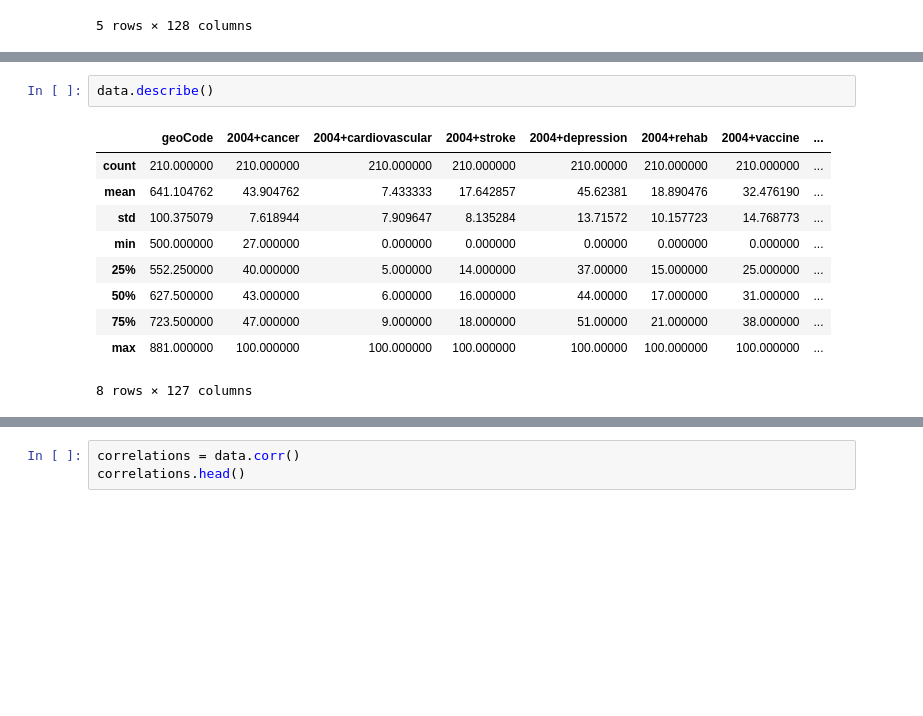
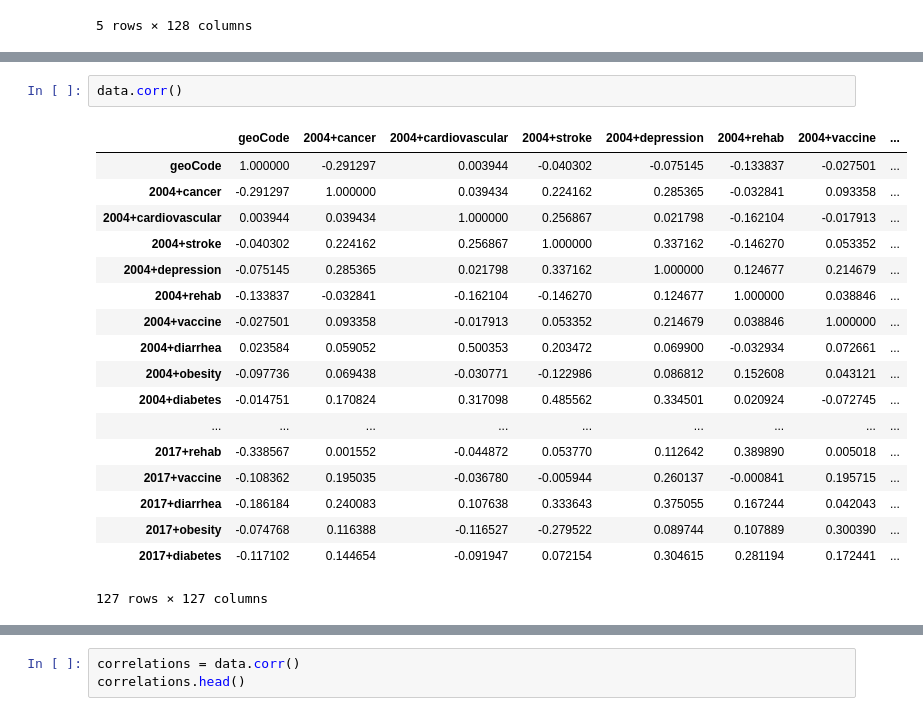
Before and after one commit to NohaKareem/Exploring-health-searches, a Jupyter notebook: Exploring health searches.ipynb, the cells around one changed output, grey strips where cells are left out. Drawn from its saved outputs; the diff is of its cells as text; blank space fills up the shorter version.

Commit message:
Updated data exploration and observations

```diff
--- a/Exploring health searches.ipynb
+++ b/Exploring health searches.ipynb
@@ -16,13 +66,21 @@ data.head()
 # %%
-data.describe()
+data.corr()
 # %% [output]
 |  | geoCode | 2004+cancer | 2004+cardiovascular | 2004+stroke | 2004+depression | 2004+rehab | 2004+vaccine | ... |
-| count | 210.000000 | 210.000000 | 210.000000 | 210.000000 | 210.00000 | 210.000000 | 210.000000 | ... |
-| mean | 641.104762 | 43.904762 | 7.433333 | 17.642857 | 45.62381 | 18.890476 | 32.476190 | ... |
-| std | 100.375079 | 7.618944 | 7.909647 | 8.135284 | 13.71572 | 10.157723 | 14.768773 | ... |
-| min | 500.000000 | 27.000000 | 0.000000 | 0.000000 | 0.00000 | 0.000000 | 0.000000 | ... |
-| 25% | 552.250000 | 40.000000 | 5.000000 | 14.000000 | 37.00000 | 15.000000 | 25.000000 | ... |
-| 50% | 627.500000 | 43.000000 | 6.000000 | 16.000000 | 44.00000 | 17.000000 | 31.000000 | ... |
-| 75% | 723.500000 | 47.000000 | 9.000000 | 18.000000 | 51.00000 | 21.000000 | 38.000000 | ... |
-| max | 881.000000 | 100.000000 | 100.000000 | 100.000000 | 100.00000 | 100.000000 | 100.000000 | ... |
+| geoCode | 1.000000 | -0.291297 | 0.003944 | -0.040302 | -0.075145 | -0.133837 | -0.027501 | ... |
+| 2004+cancer | -0.291297 | 1.000000 | 0.039434 | 0.224162 | 0.285365 | -0.032841 | 0.093358 | ... |
+| 2004+cardiovascular | 0.003944 | 0.039434 | 1.000000 | 0.256867 | 0.021798 | -0.162104 | -0.017913 | ... |
+| 2004+stroke | -0.040302 | 0.224162 | 0.256867 | 1.000000 | 0.337162 | -0.146270 | 0.053352 | ... |
+| 2004+depression | -0.075145 | 0.285365 | 0.021798 | 0.337162 | 1.000000 | 0.124677 | 0.214679 | ... |
+| 2004+rehab | -0.133837 | -0.032841 | -0.162104 | -0.146270 | 0.124677 | 1.000000 | 0.038846 | ... |
+| 2004+vaccine | -0.027501 | 0.093358 | -0.017913 | 0.053352 | 0.214679 | 0.038846 | 1.000000 | ... |
+| 2004+diarrhea | 0.023584 | 0.059052 | 0.500353 | 0.203472 | 0.069900 | -0.032934 | 0.072661 | ... |
+| 2004+obesity | -0.097736 | 0.069438 | -0.030771 | -0.122986 | 0.086812 | 0.152608 | 0.043121 | ... |
+| 2004+diabetes | -0.014751 | 0.170824 | 0.317098 | 0.485562 | 0.334501 | 0.020924 | -0.072745 | ... |
+| ... | ... | ... | ... | ... | ... | ... | ... | ... |
+| 2017+rehab | -0.338567 | 0.001552 | -0.044872 | 0.053770 | 0.112642 | 0.389890 | 0.005018 | ... |
+| 2017+vaccine | -0.108362 | 0.195035 | -0.036780 | -0.005944 | 0.260137 | -0.000841 | 0.195715 | ... |
+| 2017+diarrhea | -0.186184 | 0.240083 | 0.107638 | 0.333643 | 0.375055 | 0.167244 | 0.042043 | ... |
+| 2017+obesity | -0.074768 | 0.116388 | -0.116527 | -0.279522 | 0.089744 | 0.107889 | 0.300390 | ... |
+| 2017+diabetes | -0.117102 | 0.144654 | -0.091947 | 0.072154 | 0.304615 | 0.281194 | 0.172441 | ... |
-8 rows × 127 columns
+127 rows × 127 columns
```
Also changed, not shown: parts of 16 cells of this notebook, 1 other file.
